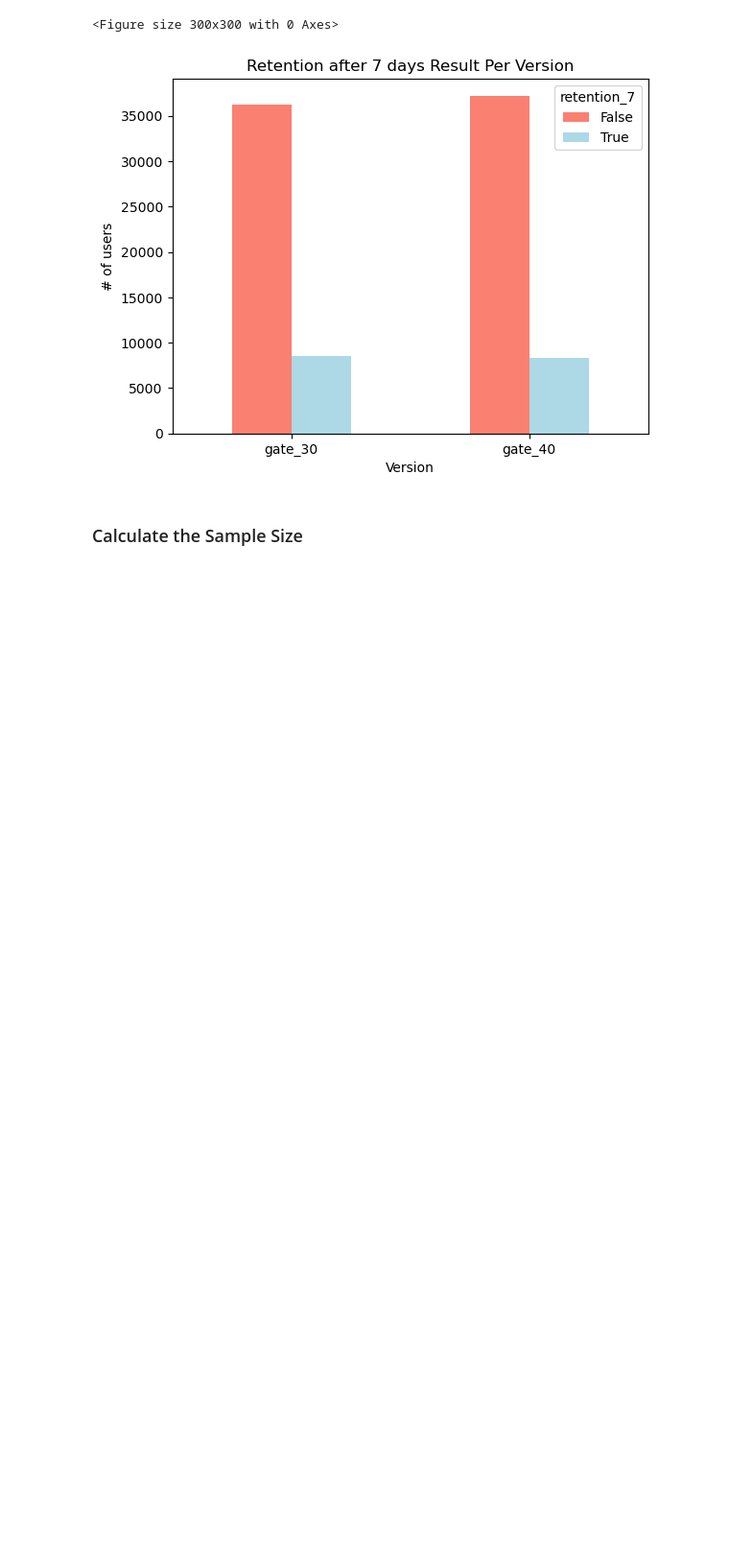
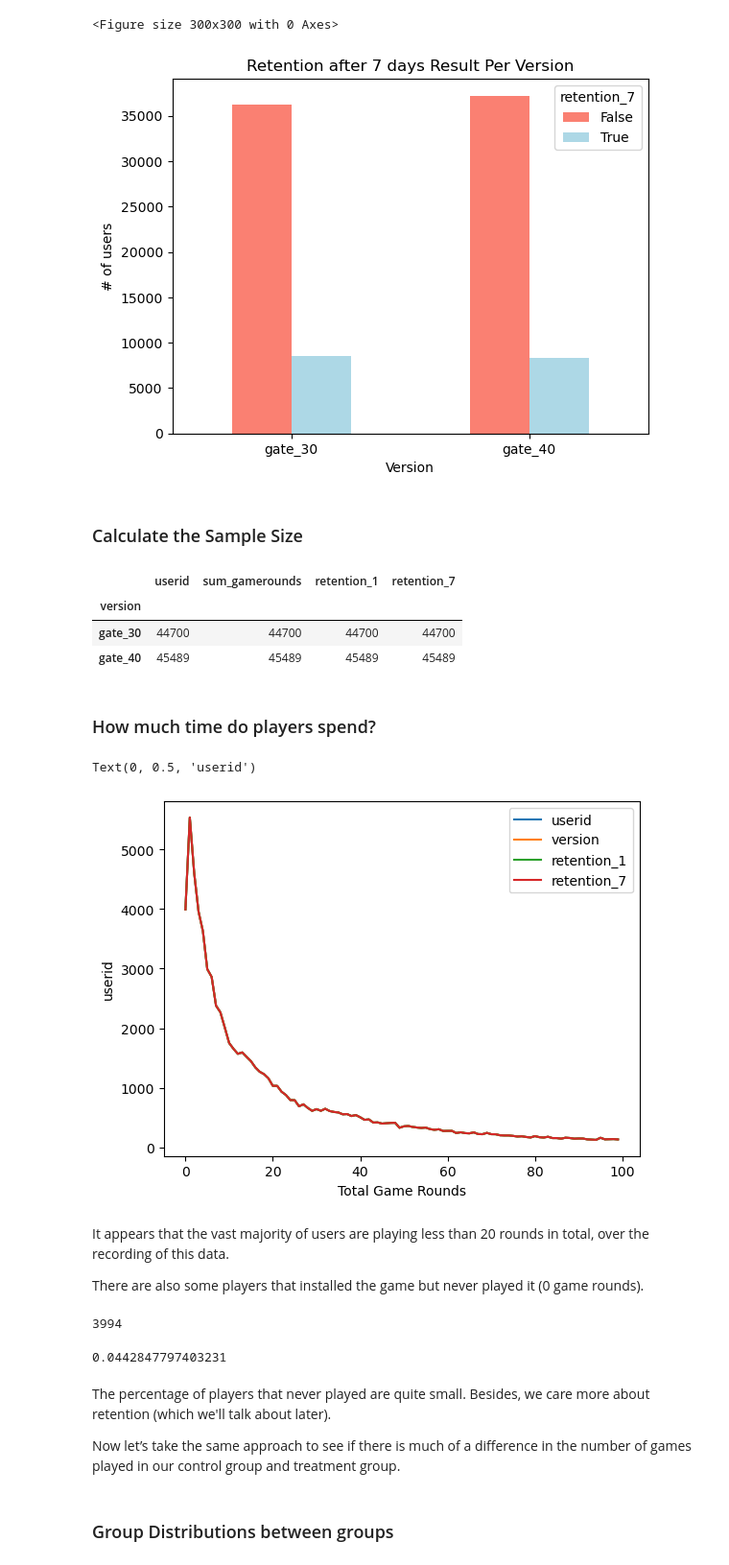
Before and after one commit to xinyuezhang95/DSProjects, a Jupyter notebook: A_B_Testing/Mobile Games A B Testing with Cookie Cats.ipynb, the cells around one changed output. Shown: that part at 96% size. Cells and saved outputs as stored; diff of their text form; code cells hidden in the pictures; blank space fills up the shorter version.

```diff
--- a/A_B_Testing/Mobile Games A B Testing with Cookie Cats.ipynb
+++ b/A_B_Testing/Mobile Games A B Testing with Cookie Cats.ipynb
@@ -151,3 +153,42 @@ plt.xticks(rotation = 0);
 [figure]
 # %% [markdown]
 ### Calculate the Sample Size
+# %%
+cookie_users.groupby('version').count()
+# %% [output]
+|  | userid | sum_gamerounds | retention_1 | retention_7 |
+| version |  |  |  |  |
+| gate_30 | 44700 | 44700 | 44700 | 44700 |
+| gate_40 | 45489 | 45489 | 45489 | 45489 |
+# %% [markdown]
+### How much time do players spend?
+# %%
+# Counting the number of players for each number of gamerounds
+plot_game = cookie_users.groupby("sum_gamerounds").count()
+
+# Plotting the distribution of players that played 0 to 100 game rounds
+ax = plot_game[:100].plot()
+ax.set_xlabel("Total Game Rounds")
+ax.set_ylabel("userid")
+# %% [output]
+Text(0, 0.5, 'userid')
+[figure, added]
+# %% [markdown]
+It appears that the vast majority of users are playing less than 20 rounds in total, over the recording of this data.
+
+There are also some players that installed the game but never played it (0 game rounds).
+# %%
+cookie_users[cookie_users['sum_gamerounds'] == 0]['userid'].count()
+# %% [output]
+3994
+# %%
+# the percentage of users that never played the game
+cookie_users[cookie_users['sum_gamerounds'] == 0]['userid'].count()/cookie_users['userid'].nunique()
+# %% [output]
+0.0442847797403231
+# %% [markdown]
+The percentage of players that never played are quite small. Besides, we care more about retention (which we'll talk about later).
+
+Now let’s take the same approach to see if there is much of a difference in the number of games played in our control group and treatment group.
+# %% [markdown]
+### Group Distributions between groups
```
Also changed, not shown: parts of 29 cells of this notebook.
